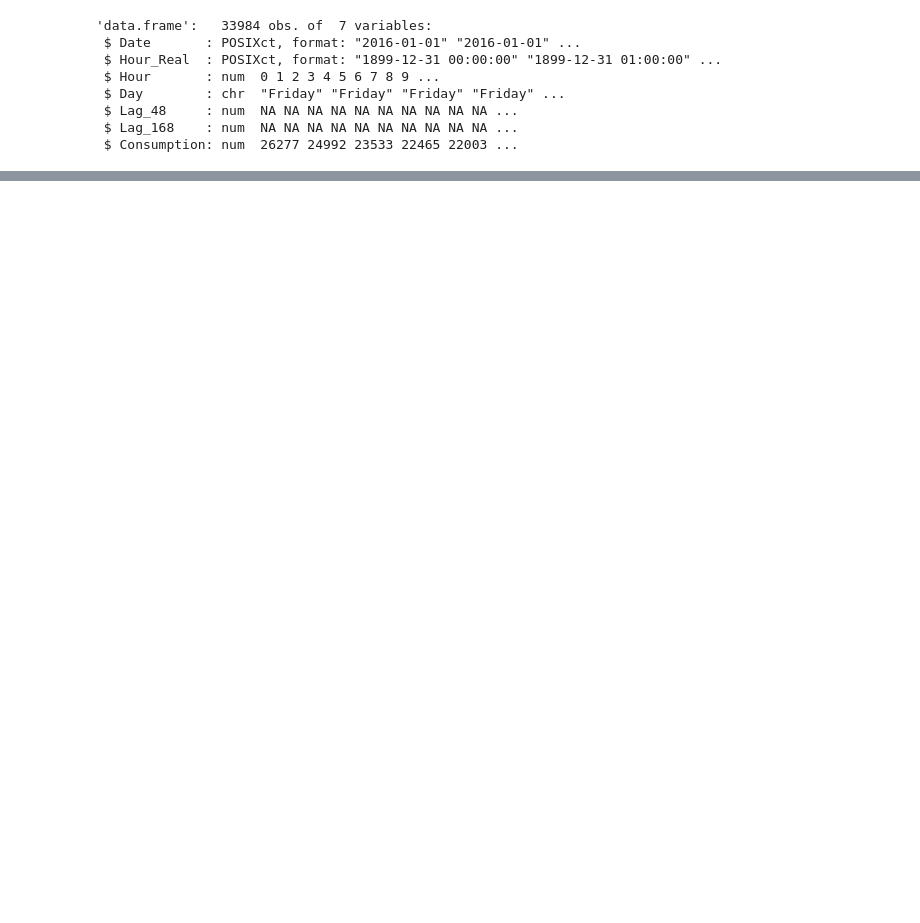
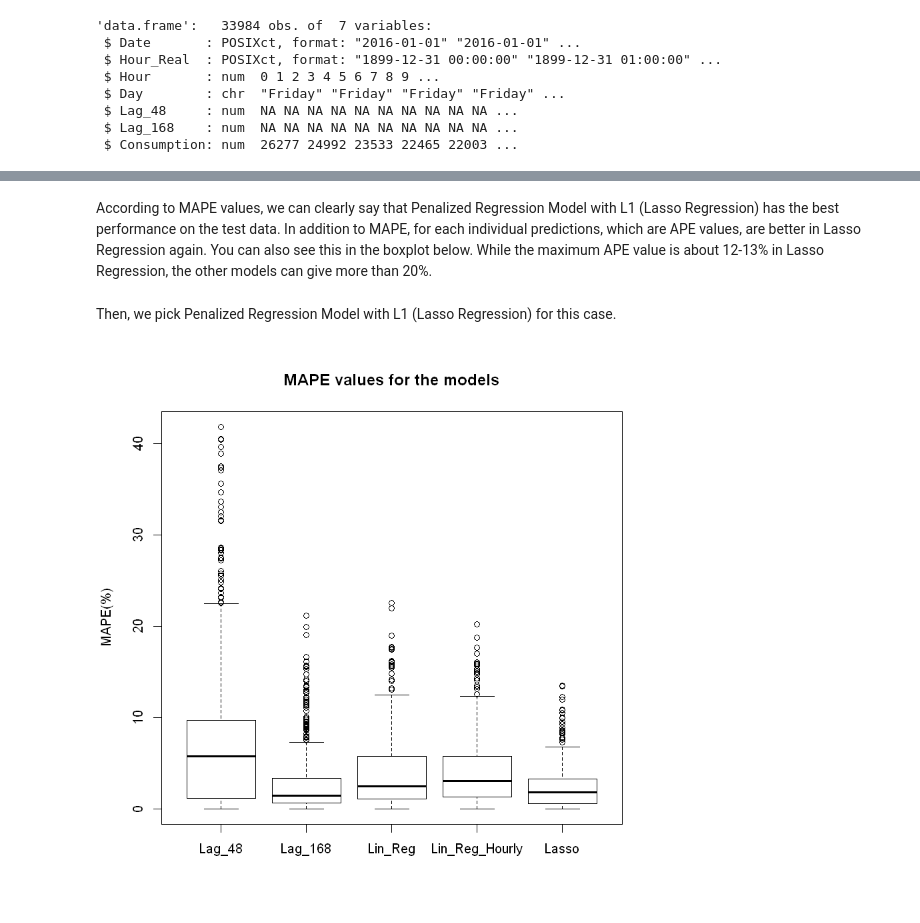
Before and after one commit to BU-IE-582/fall19-mehmettiryaki, a Jupyter notebook: Homework_3.ipynb, the cells around one changed output, grey strips where cells are left out. Saved outputs shown, nothing was run; the diff lists cells and outputs as text; code cells hidden in the pictures; blank space fills up the shorter version.

```diff
--- a/Homework_3.ipynb
+++ b/Homework_3.ipynb
@@ -49,0 +269,25 @@ str(mydata)
+# %%
+#### Lasso Model Starting
+
+x = as.matrix(train_wide[, 1:48])
+x_test = as.matrix(test_wide[, 1:48])
+
+coefficient_Lasso_list = list() # to keep the coefficient of each model
+prediction_Lasso_list = list()
+MAPE_Lasso_list = 0 # to keep MAPE values for each models
+APE_Lasso_list = list()
+lambda_list = matrix(0, nrow = 2, ncol = 24, byrow = TRUE)
+# to keep lambda.min and lambda.1se
+for(i in 0:23){
+	set.seed(10) # to reproduce the same result I will demonstrate
+	y = as.matrix(train_wide[, 49+i])
+	y_test = as.matrix(test_wide[, 49+i])
+	lasso_model = cv.glmnet(x, y, type.measure = "mse",
+		 alpha = 1, family = "gaussian", nfolds = 10)
+	prediction_Lasso_list[[i+1]] = predict(lasso_model, newx = x_test, s = "lambda.1se")
+	MAPE_Lasso_list[i+1] = MAPE(y_test, prediction_Lasso_list[[i+1]])
+	APE_Lasso_list[[i+1]] = APE(y_test, prediction_Lasso_list[[i+1]])
+	lambda_list[,(i+1)] = c(lasso_model$lambda.min, lasso_model$lambda.1se)
+	coefficient_Lasso_list[[i+1]] = round(coef(lasso_model, s = "lambda.1se"), 3)
+
+}
@@ -49,0 +314,9 @@ str(mydata)
+# %%
+
+lambda_list # It keeps lambda.min and lambd.1se values respectively.
+APE_Lasso = 0
+for(i in 1:24){
+	APE_Lasso[(i*17-16):(i*17)] = APE_Lasso_list[[i]][1:17]
+} # to use in the boxplot
+MAPE_Lasso_list # 24 MAPE values for 24 different models
+mean(MAPE_Lasso_list)
@@ -49,0 +352,16 @@ str(mydata)
+# %% [markdown]
+According to MAPE values, we can clearly say that Penalized Regression Model with L1 (Lasso Regression) has the best performance on the test data. In addition to MAPE, for each individual predictions, which are APE values, are better in Lasso Regression again. You can also see this in the boxplot below. While the maximum APE value is about 12-13% in Lasso Regression, the other models can give more than 20%.
+# %% [markdown]
+Then, we pick Penalized Regression Model with L1 (Lasso Regression) for this case.
+# %%
+Lag_48_APE = APE(test_data$Consumption, test_data$Lag_48)
+Lag_168_APE = APE(test_data$Consumption, test_data$Lag_168)
+Lin_Reg_APE = APE(test_data$Consumption, pred_Model_b)
+Lin_Reg_Hourly_APE = APE_24models
+Lasso_APE = APE_Lasso
+boxplot(Lag_48_APE, Lag_168_APE, Lin_Reg_APE, Lin_Reg_Hourly_APE,
+	 Lasso_APE, main = "MAPE values for the models",
+	 names = c("Lag_48", "Lag_168", "Lin_Reg",
+	 "Lin_Reg_Hourly", "Lasso"), ylab = "MAPE(%)")
+# %% [output]
+[figure, added]
```
Also changed, not shown: parts of 35 cells of this notebook, 1 other file.
